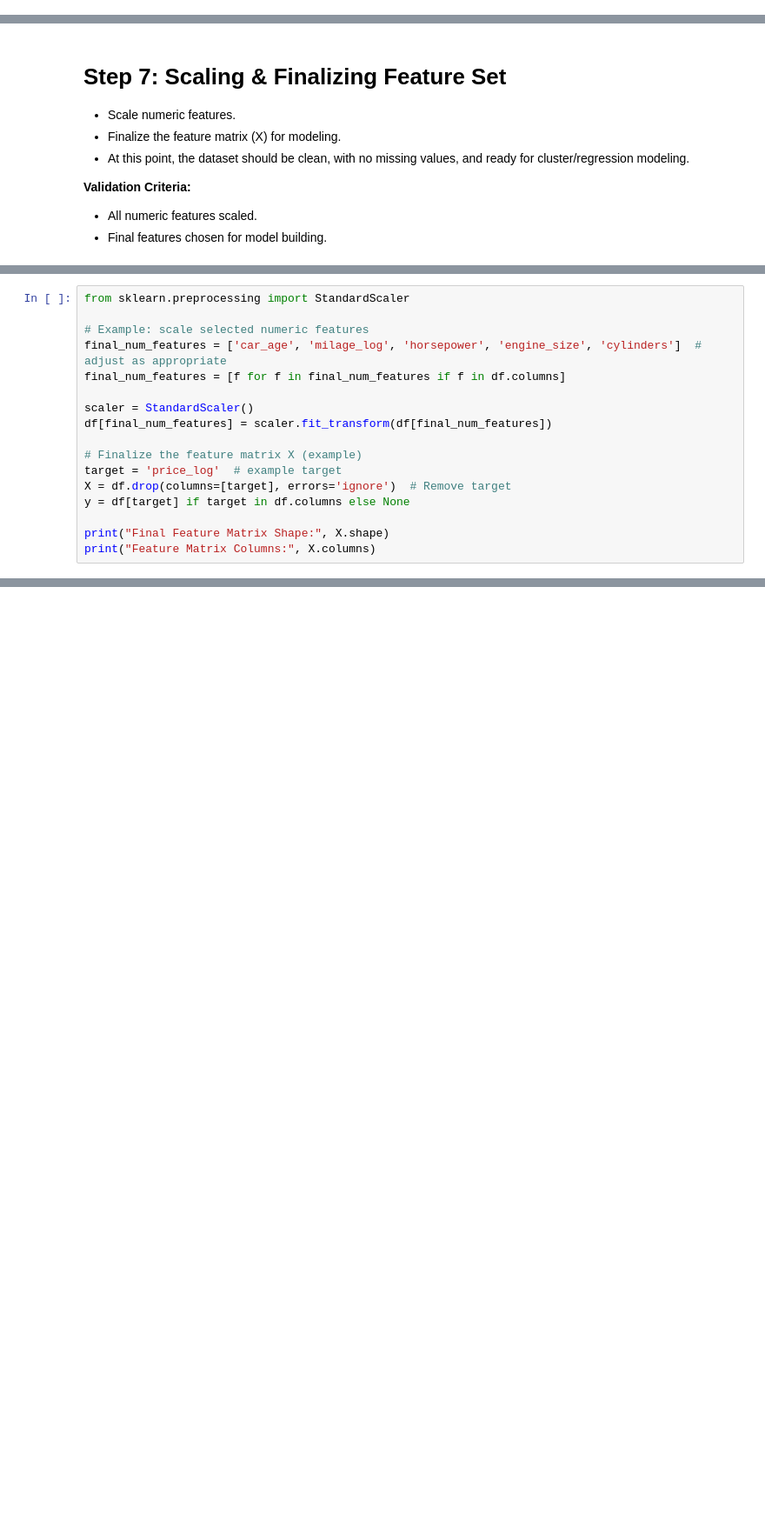
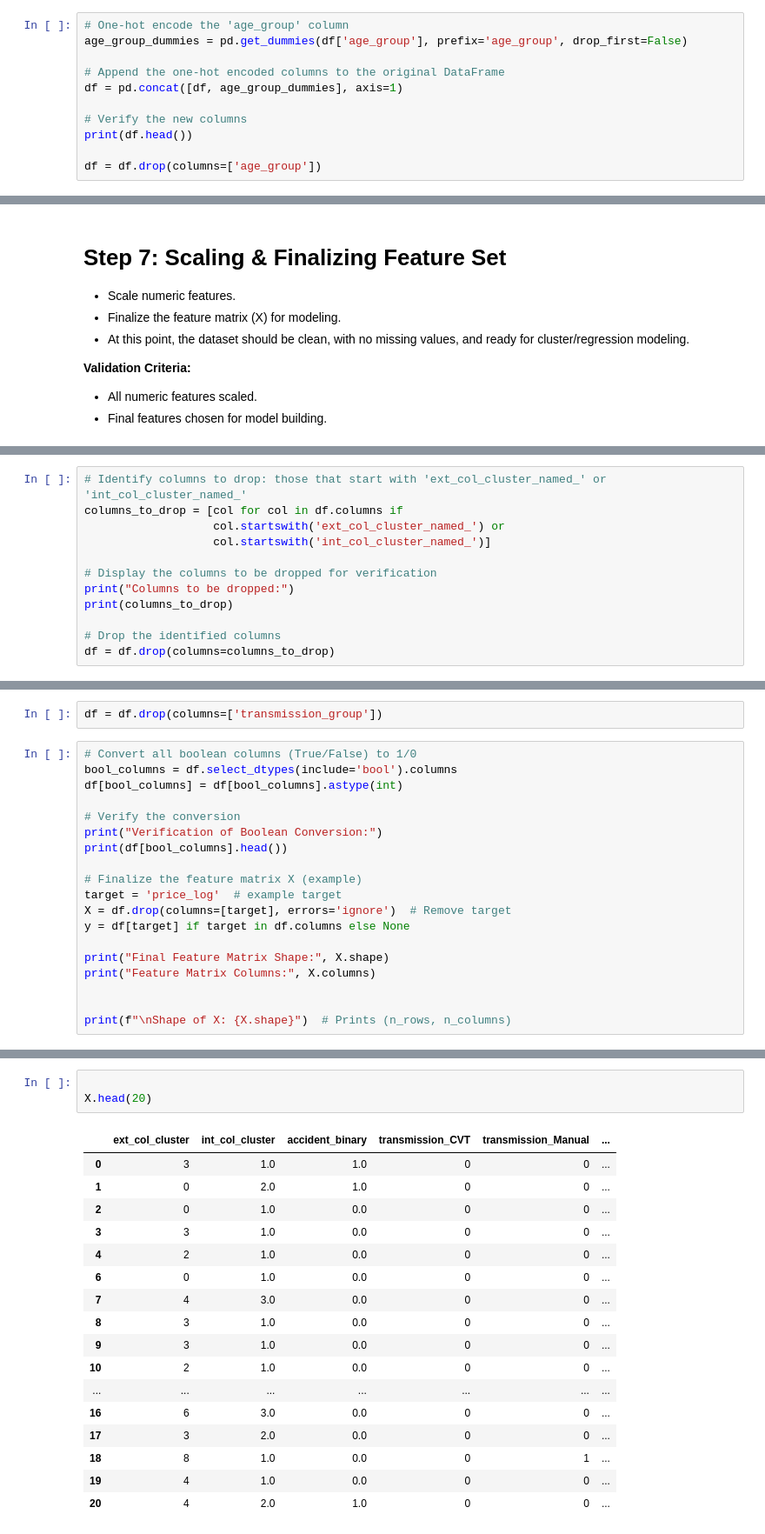
Before and after one commit to rverma6/used-car-price-prediction, a Jupyter notebook: cleaned.ipynb, the cells around one changed output, grey strips where cells are left out. Shown at 87% size. Cells and saved outputs as stored; diff of their text form; blank space fills up the shorter version.

```diff
--- a/cleaned.ipynb
+++ b/cleaned.ipynb
@@ -1607,0 +1769,11 @@ Variance Inflation Factors:
+# %%
+# One-hot encode the 'age_group' column
+age_group_dummies = pd.get_dummies(df['age_group'], prefix='age_group', drop_first=False)
+
+# Append the one-hot encoded columns to the original DataFrame
+df = pd.concat([df, age_group_dummies], axis=1)
+
+# Verify the new columns
+print(df.head())
+
+df = df.drop(columns=['age_group'])
@@ -1616,0 +1946,12 @@ Variance Inflation Factors:
+# %%
+# Identify columns to drop: those that start with 'ext_col_cluster_named_' or 'int_col_cluster_named_'
+columns_to_drop = [col for col in df.columns if
+                   col.startswith('ext_col_cluster_named_') or
+                   col.startswith('int_col_cluster_named_')]
+
+# Display the columns to be dropped for verification
+print("Columns to be dropped:")
+print(columns_to_drop)
+
+# Drop the identified columns
+df = df.drop(columns=columns_to_drop)
@@ -1617,12 +1996,13 @@ Variance Inflation Factors:
+# %%
+df = df.drop(columns=['transmission_group'])
 # %%
-from sklearn.preprocessing import StandardScaler
+# Convert all boolean columns (True/False) to 1/0
+bool_columns = df.select_dtypes(include='bool').columns
+df[bool_columns] = df[bool_columns].astype(int)
 
-# Example: scale selected numeric features
-final_num_features = ['car_age', 'milage_log', 'horsepower', 'engine_size', 'cylinders']  # adjust as appropriate
-final_num_features = [f for f in final_num_features if f in df.columns]
-
-scaler = StandardScaler()
-df[final_num_features] = scaler.fit_transform(df[final_num_features])
+# Verify the conversion
+print("Verification of Boolean Conversion:")
+print(df[bool_columns].head())
 
 # Finalize the feature matrix X (example)
 target = 'price_log'  # example target
@@ -1631,4 +2011,7 @@ y = df[target] if target in df.columns else None
 
 print("Final Feature Matrix Shape:", X.shape)
 print("Feature Matrix Columns:", X.columns)
+
+
+print(f"\nShape of X: {X.shape}")  # Prints (n_rows, n_columns)
 # %% [output]
@@ -1650,0 +2035,21 @@ X.head()
+# %%
+
+X.head(20)
+# %% [output]
+|  | ext_col_cluster | int_col_cluster | accident_binary | transmission_CVT | transmission_Manual | ... |
+| 0 | 3 | 1.0 | 1.0 | 0 | 0 | ... |
+| 1 | 0 | 2.0 | 1.0 | 0 | 0 | ... |
+| 2 | 0 | 1.0 | 0.0 | 0 | 0 | ... |
+| 3 | 3 | 1.0 | 0.0 | 0 | 0 | ... |
+| 4 | 2 | 1.0 | 0.0 | 0 | 0 | ... |
+| 6 | 0 | 1.0 | 0.0 | 0 | 0 | ... |
+| 7 | 4 | 3.0 | 0.0 | 0 | 0 | ... |
+| 8 | 3 | 1.0 | 0.0 | 0 | 0 | ... |
+| 9 | 3 | 1.0 | 0.0 | 0 | 0 | ... |
+| 10 | 2 | 1.0 | 0.0 | 0 | 0 | ... |
+| ... | ... | ... | ... | ... | ... | ... |
+| 16 | 6 | 3.0 | 0.0 | 0 | 0 | ... |
+| 17 | 3 | 2.0 | 0.0 | 0 | 0 | ... |
+| 18 | 8 | 1.0 | 0.0 | 0 | 1 | ... |
+| 19 | 4 | 1.0 | 0.0 | 0 | 0 | ... |
+| 20 | 4 | 2.0 | 1.0 | 0 | 0 | ... |
```
Also changed, not shown: parts of 24 cells of this notebook.
